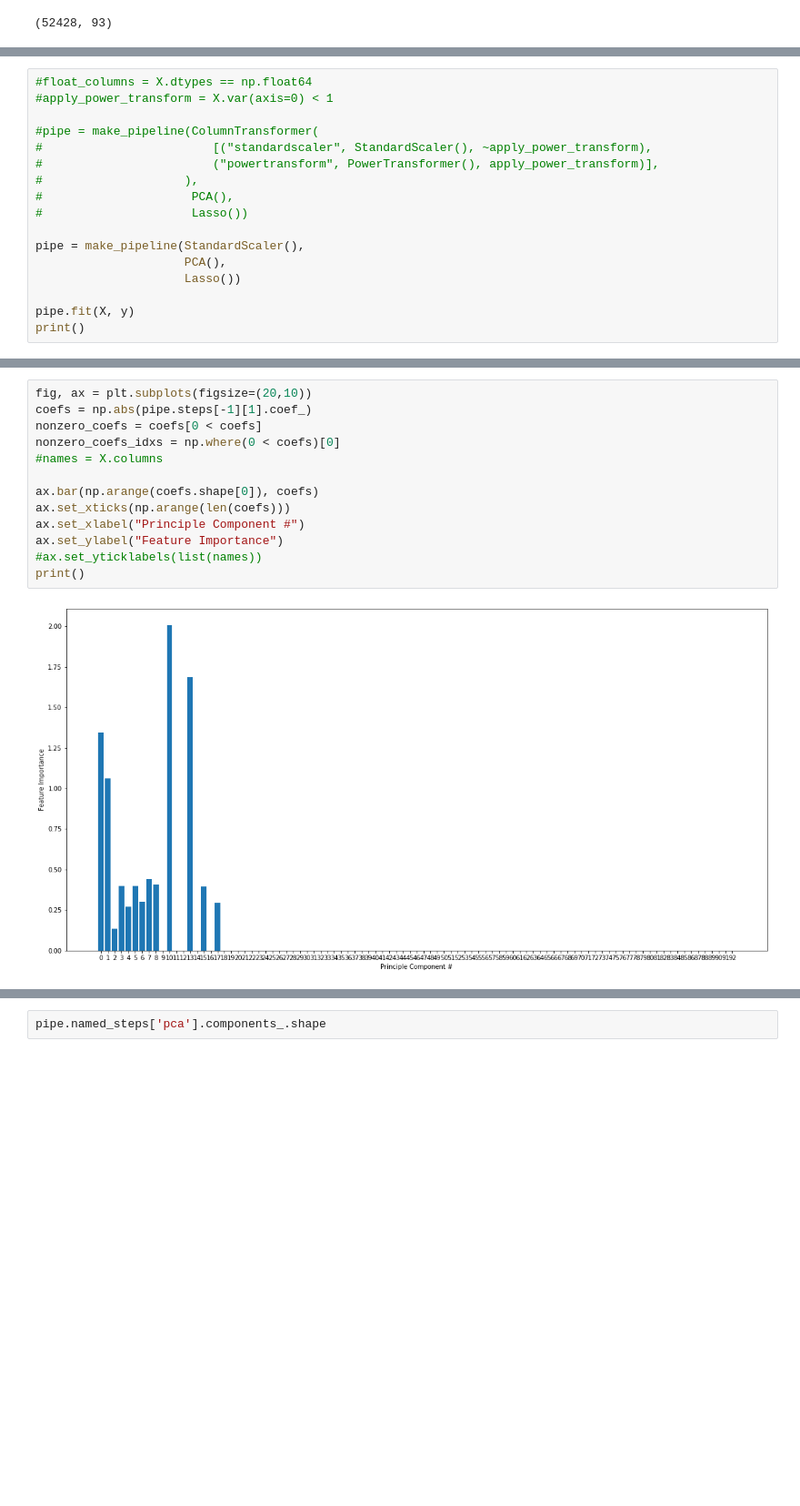
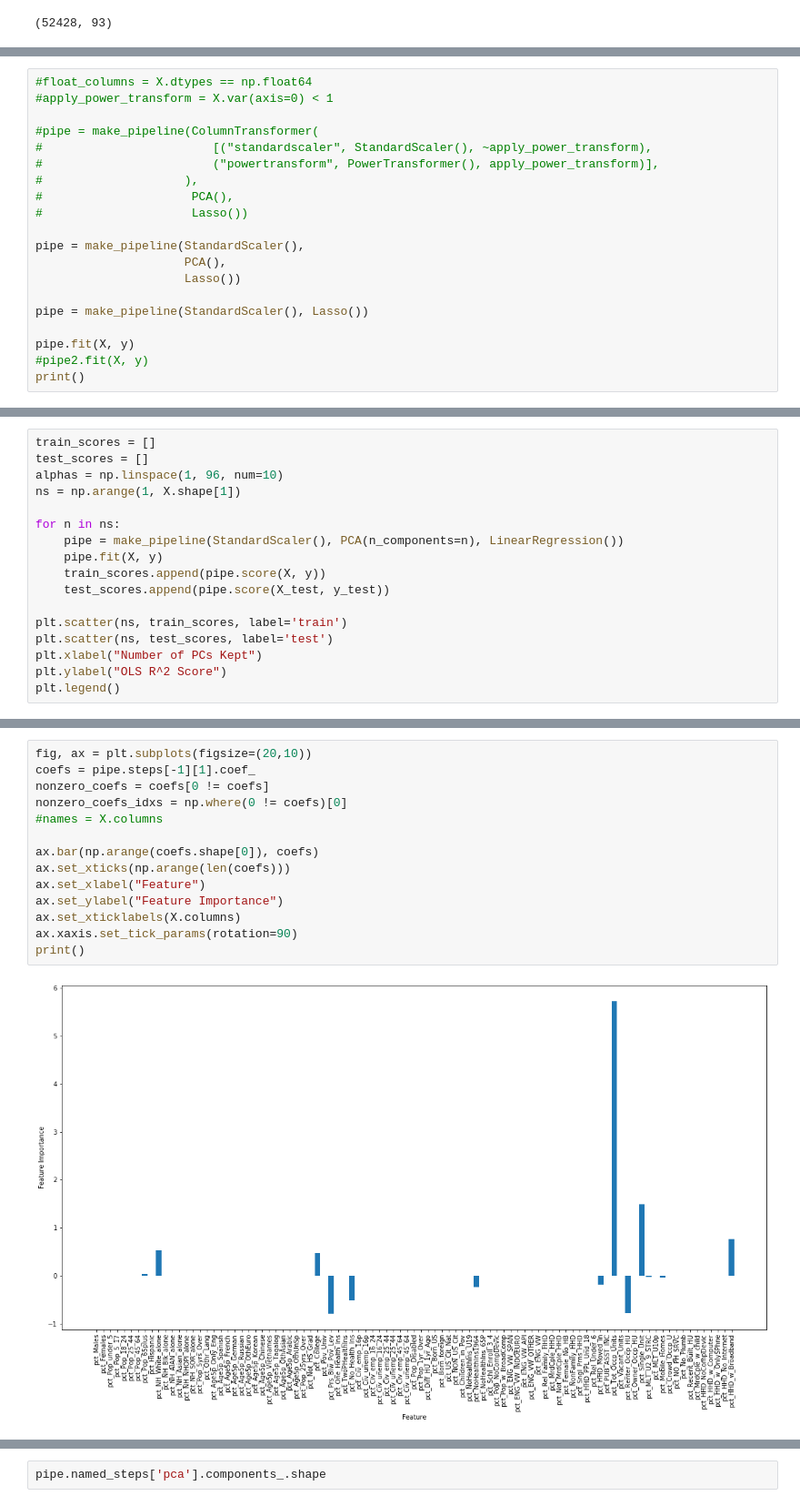
Before and after one commit to rohanp/apma_seminar, a Jupyter notebook: Exploratory.ipynb, the cells around one changed output, grey strips where cells are left out. Shown at 91% size. Saved outputs shown, nothing was run; the diff lists cells and outputs as text; blank space fills up the shorter version.

```diff
--- a/Exploratory.ipynb
+++ b/Exploratory.ipynb
@@ -115,5 +136,8 @@ pipe = make_pipeline(StandardScaler(),
                      PCA(),
                      Lasso())
 
+pipe = make_pipeline(StandardScaler(), Lasso())
+
 pipe.fit(X, y)
+#pipe2.fit(X, y)
 print()
@@ -119,0 +156,17 @@ print()
+# %%
+train_scores = []
+test_scores = []
+alphas = np.linspace(1, 96, num=10)
+ns = np.arange(1, X.shape[1])
+
+for n in ns:
+    pipe = make_pipeline(StandardScaler(), PCA(n_components=n), LinearRegression())
+    pipe.fit(X, y)
+    train_scores.append(pipe.score(X, y))
+    test_scores.append(pipe.score(X_test, y_test))
+
+plt.scatter(ns, train_scores, label='train')
+plt.scatter(ns, test_scores, label='test')
+plt.xlabel("Number of PCs Kept")
+plt.ylabel("OLS R^2 Score")
+plt.legend()
@@ -126,18 +192,19 @@ print()
 # %%
 fig, ax = plt.subplots(figsize=(20,10))
-coefs = np.abs(pipe.steps[-1][1].coef_)
-nonzero_coefs = coefs[0 < coefs]
-nonzero_coefs_idxs = np.where(0 < coefs)[0]
+coefs = pipe.steps[-1][1].coef_
+nonzero_coefs = coefs[0 != coefs]
+nonzero_coefs_idxs = np.where(0 != coefs)[0]
 #names = X.columns
 
 ax.bar(np.arange(coefs.shape[0]), coefs)
 ax.set_xticks(np.arange(len(coefs)))
-ax.set_xlabel("Principle Component #")
+ax.set_xlabel("Feature")
 ax.set_ylabel("Feature Importance")
-#ax.set_yticklabels(list(names))
+ax.set_xticklabels(X.columns)
+ax.xaxis.set_tick_params(rotation=90)
 print()
 # %% [output]
-[figure, old version]
+[figure, new version]
 # %%
 fig, ax = plt.subplots()
 ax.bar(np.arange(nonzero_coefs.shape[0]), nonzero_coefs)
```
Also changed, not shown: parts of 17 cells of this notebook.
